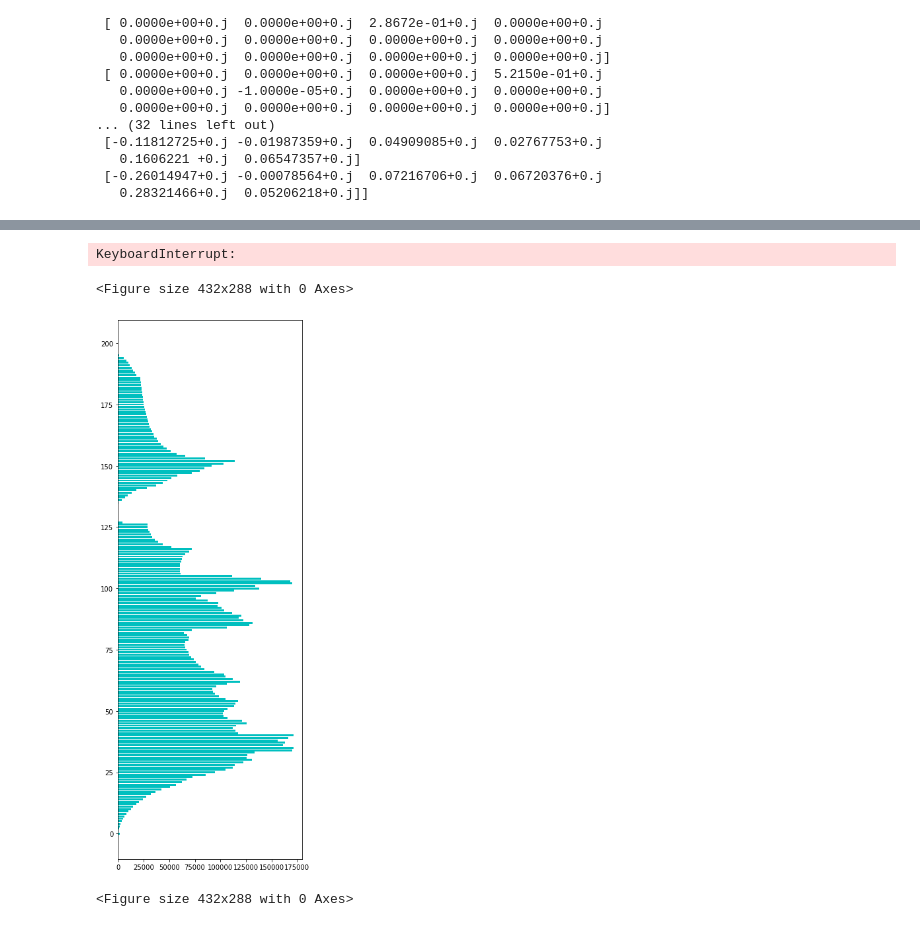
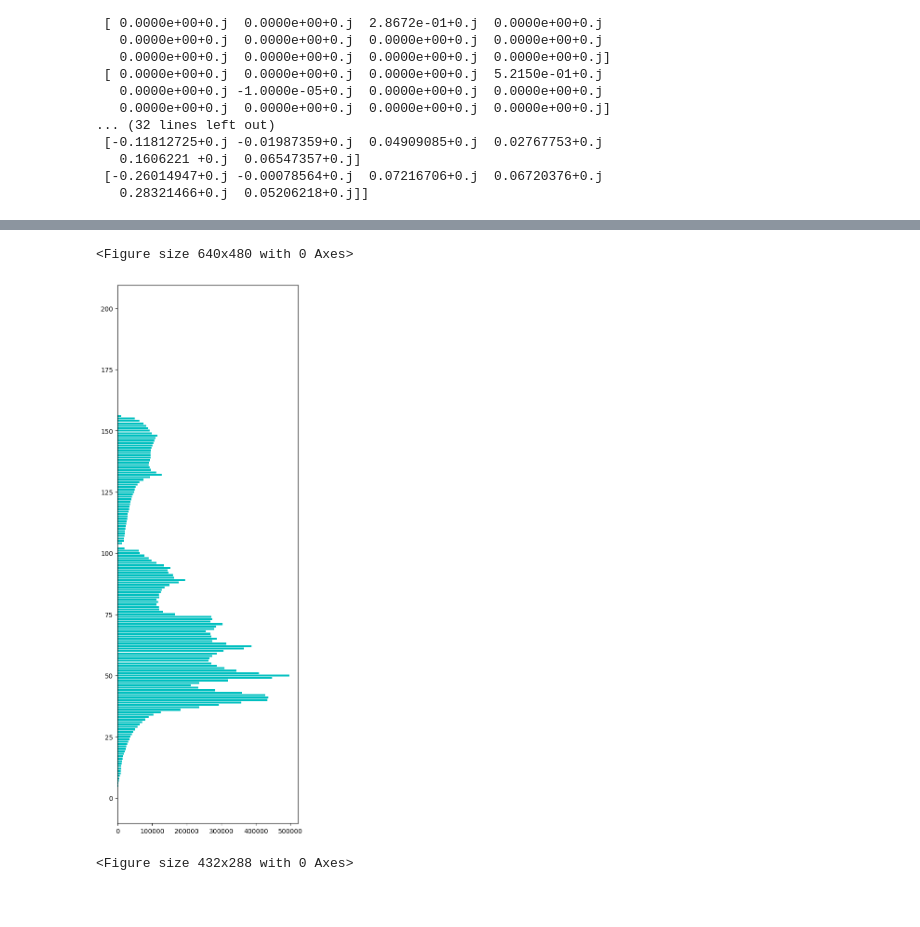
Before and after one commit to Kugetsu/vscode_git, a Jupyter notebook: ISAC07/ISAC07.ipynb, the cells around one changed output, grey strips where cells are left out. Cells and saved outputs as stored; diff of their text form; code cells hidden in the pictures.

```diff
--- a/ISAC07/ISAC07.ipynb
+++ b/ISAC07/ISAC07.ipynb
@@ -20,12 +20,12 @@ b=3
 matD=np.empty((base_num,base_num),dtype=complex)
 pi=np.pi #円周率
 i_num=1j #虚数
-kpoint_num=12 #高对称点总数
-route_num=3 #k-path线路数
-kpr1=9 #k-path route 1,2,3 包含的高对称点个数，-1可得每条线路的连线数
-kpr2=3
+kpoint_num=8 #高对称点总数
+route_num=4 #k-path线路数
+kpr1=10 #k-path route 1,2,3 包含的高对称点个数，-1可得每条线路的连线数
+kpr2=2
 kpr3=2
-kpr4=0
+kpr4=2
 kpr5=0 #所需参数进一步自动化（从excel读取）
 kpr=np.array([kpr1,kpr2,kpr3,kpr4,kpr5])
 
@@ -321,7 +321,7 @@ for r in range(0,route_num):
             for k in range(0,k_num+1):
                 y[r][p][value][k]=list_eigen[r][p][k][value]
 
-np_eigen=np.array(y,dtype=np.complex)
+np_eigen=np.array(y,dtype=complex)
 
 for i in range(0,12):
     print(np.sqrt(np_eigen[0][0][i]/0.000059))
@@ -419,29 +417,27 @@ for m1 in range(0,71+46):
                 #if -0.459233260840324-m3*s*0.608899886015249<=m*s<=0.459233260840324-m3*s*0.608899886015249 and m3*s<=0.534182309345421-m*s*0.608899886015249 and m*s*-0.267939427137069+m3*s*0.509110458330674<=0.39500449717483:
                     z[m1][m2][m3][value]=list_eigenfbz[m1][m2][m3][value]
 
-np_eigenfbz=np.array(z,dtype=np.complex)
+np_eigenfbz=np.array(z,dtype=complex)
-# %% [output]
-KeyboardInterrupt:
 # %%
 plt.clf()
 plt.figure(figsize=(5,15))
 for x in range(0,200):#范围由声子谱范围决定
     n=0
     for m1 in range(-71,46):#取值范围由高对称点中对应坐标的极值决定（系数乘以模长），下方的判断语句由解决不等式问题得到
         m=m1+71
         for m3 in range(0,67):
             for m2 in range(0,53):
                 for value in range(0,2*base_num):
-                    if -0.459233260840324-m3*s*0.608899886015249<=m1*s<=0.459233260840324-m3*s*0.608899886015249 and m3*s<=0.534182309345421-m1*s*0.608899886015249 and m1*s*-0.267939427137069+m3*s*0.509110458330674<=0.39500449717483:
+                    #if -0.459233260840324-m3*s*0.608899886015249<=m1*s<=0.459233260840324-m3*s*0.608899886015249 and m3*s<=0.534182309345421-m1*s*0.608899886015249 and m1*s*-0.267939427137069+m3*s*0.509110458330674<=0.39500449717483:
                         if x<=np.real(np.sqrt(np_eigenfbz[m][m2][m3][value]/0.000059))<x+1:
                             n=n+1
     n=n*4
     plt.barh(x,n,color='c')
 
 plt.show()
 # %% [output]
-<Figure size 432x288 with 0 Axes>
+<Figure size 640x480 with 0 Axes>
-[figure, old version]
+[figure, new version]
 # %%
 plt.clf()
 plt.figure(figsize=(5,15))
```
Also changed, not shown: parts of 3 cells of this notebook, 12 other files.
